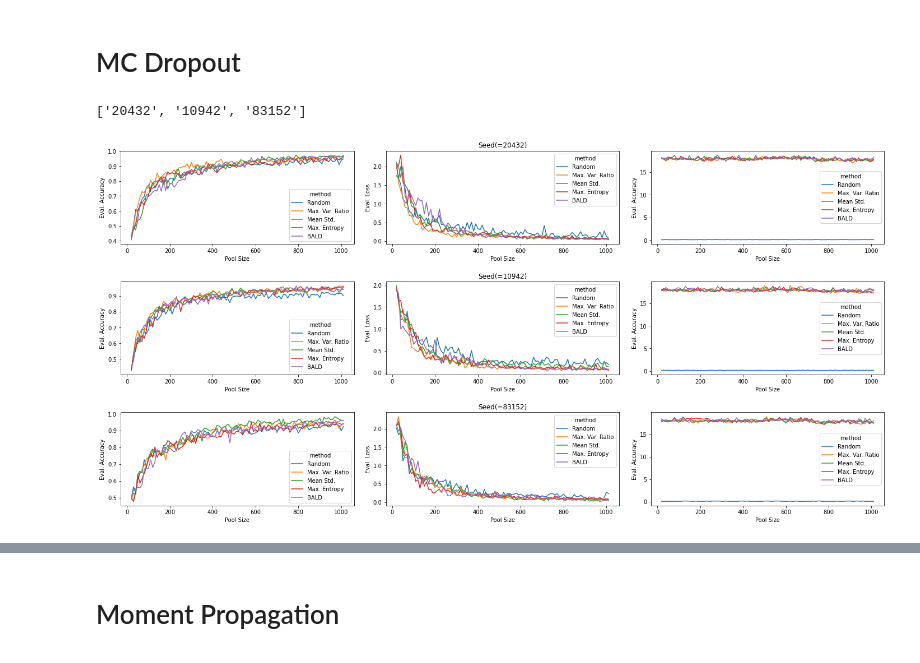
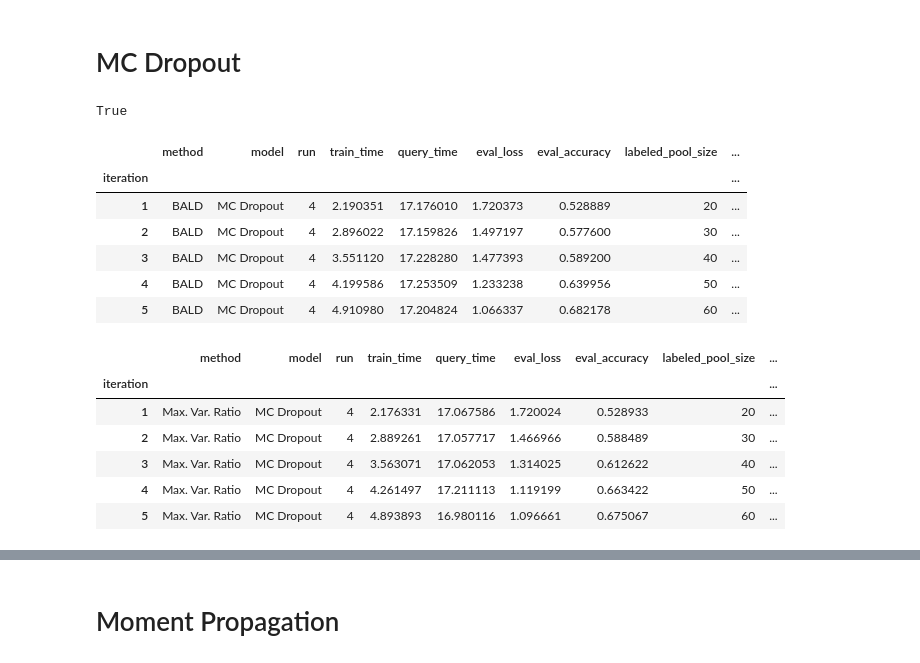
Before and after one commit to ExLeonem/master-thesis-code, a Jupyter notebook: wp/notebooks/experiments/mnist/fchollet.ipynb, the cells around one changed output, grey strips where cells are left out. Cells and saved outputs as stored; diff of their text form; code cells hidden in the pictures.

```diff
--- a/wp/notebooks/experiments/mnist/fchollet.ipynb
+++ b/wp/notebooks/experiments/mnist/fchollet.ipynb
@@ -76,10 +60,6 @@ def plot_seed_runs(experiment_frames):
 
     plt.tight_layout(pad=2)
 # %%
-base_experiment_path = os.path.join(METRICS_PATH, "mnist_runs", "mc")
-experiment_dirs = os.listdir(base_experiment_path)
-experiment_frames = load_frames_from_dirs(experiment_dirs)
-plot_seed_runs(experiment_frames)
+base_experiment_path = os.path.join(METRICS_PATH, "mnist")
+metrics_handler = ExperimentSuitMetrics(base_experiment_path)
+mc_df = MetricsTransformer.load_from_dir(metrics_handler, "mc_dropout", dtype=dtypes)
-# %% [output]
-['20432', '10942', '83152']
-[figure, removed]
@@ -85,0 +71,17 @@ plot_seed_runs(experiment_frames)
+# %%
+"model" in mc_df
+# %% [output]
+True
+# %%
+%autoreload 2
+df_mc_method = Frame.split_by(mc_df, "method")
+df_mc_mean = Frame.mean(df_mc_method, "iteration", ["method", "model"])
+df_mc_mean[0].head()
+# %% [output]
+|  | method | model | run | train_time | query_time | eval_loss | eval_accuracy | labeled_pool_size | ... |
+| iteration |  |  |  |  |  |  |  |  | ... |
+| 1 | BALD | MC Dropout | 4 | 2.190351 | 17.176010 | 1.720373 | 0.528889 | 20 | ... |
+| 2 | BALD | MC Dropout | 4 | 2.896022 | 17.159826 | 1.497197 | 0.577600 | 30 | ... |
+| 3 | BALD | MC Dropout | 4 | 3.551120 | 17.228280 | 1.477393 | 0.589200 | 40 | ... |
+| 4 | BALD | MC Dropout | 4 | 4.199586 | 17.253509 | 1.233238 | 0.639956 | 50 | ... |
+| 5 | BALD | MC Dropout | 4 | 4.910980 | 17.204824 | 1.066337 | 0.682178 | 60 | ... |
@@ -85,0 +93,10 @@ plot_seed_runs(experiment_frames)
+# %%
+df_mc_mean[2].head()
+# %% [output]
+|  | method | model | run | train_time | query_time | eval_loss | eval_accuracy | labeled_pool_size | ... |
+| iteration |  |  |  |  |  |  |  |  | ... |
+| 1 | Max. Var. Ratio | MC Dropout | 4 | 2.176331 | 17.067586 | 1.720024 | 0.528933 | 20 | ... |
+| 2 | Max. Var. Ratio | MC Dropout | 4 | 2.889261 | 17.057717 | 1.466966 | 0.588489 | 30 | ... |
+| 3 | Max. Var. Ratio | MC Dropout | 4 | 3.563071 | 17.062053 | 1.314025 | 0.612622 | 40 | ... |
+| 4 | Max. Var. Ratio | MC Dropout | 4 | 4.261497 | 17.211113 | 1.119199 | 0.663422 | 50 | ... |
+| 5 | Max. Var. Ratio | MC Dropout | 4 | 4.893893 | 16.980116 | 1.096661 | 0.675067 | 60 | ... |
```
Also changed, not shown: parts of 30 cells of this notebook, 11 other files.
